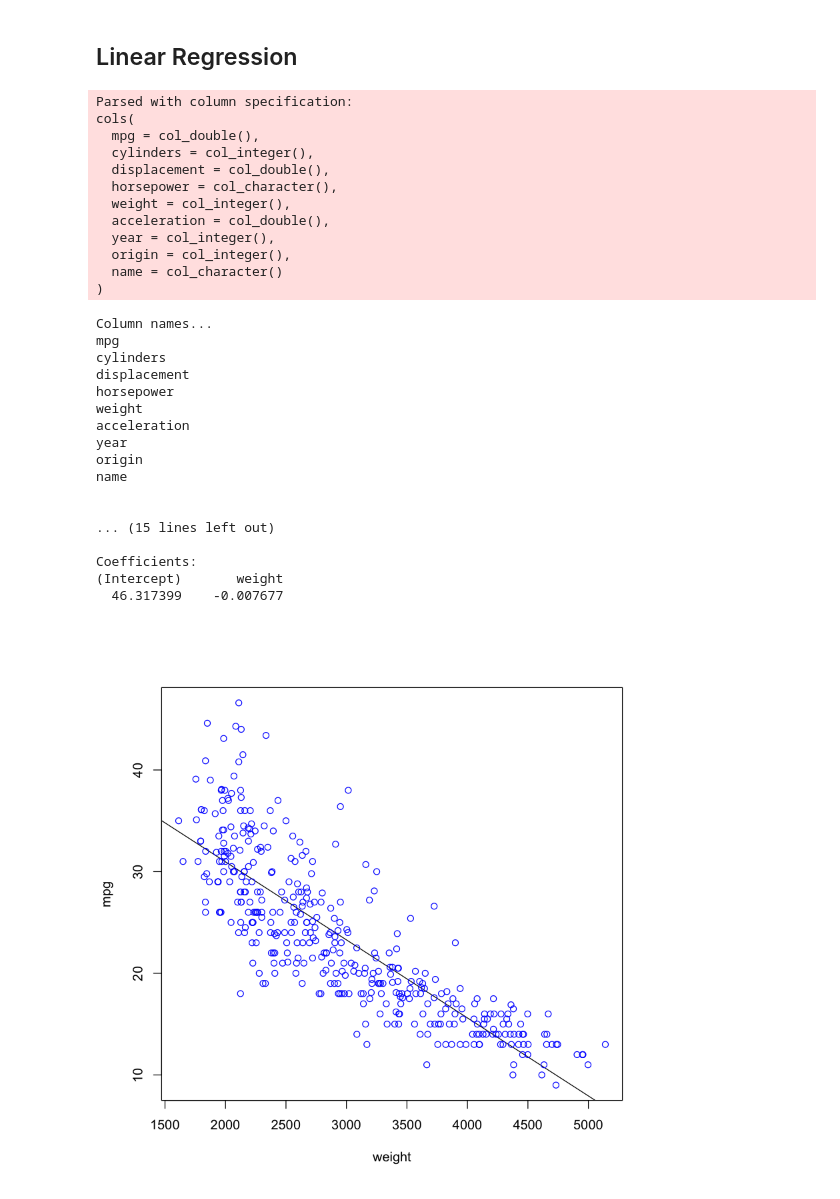
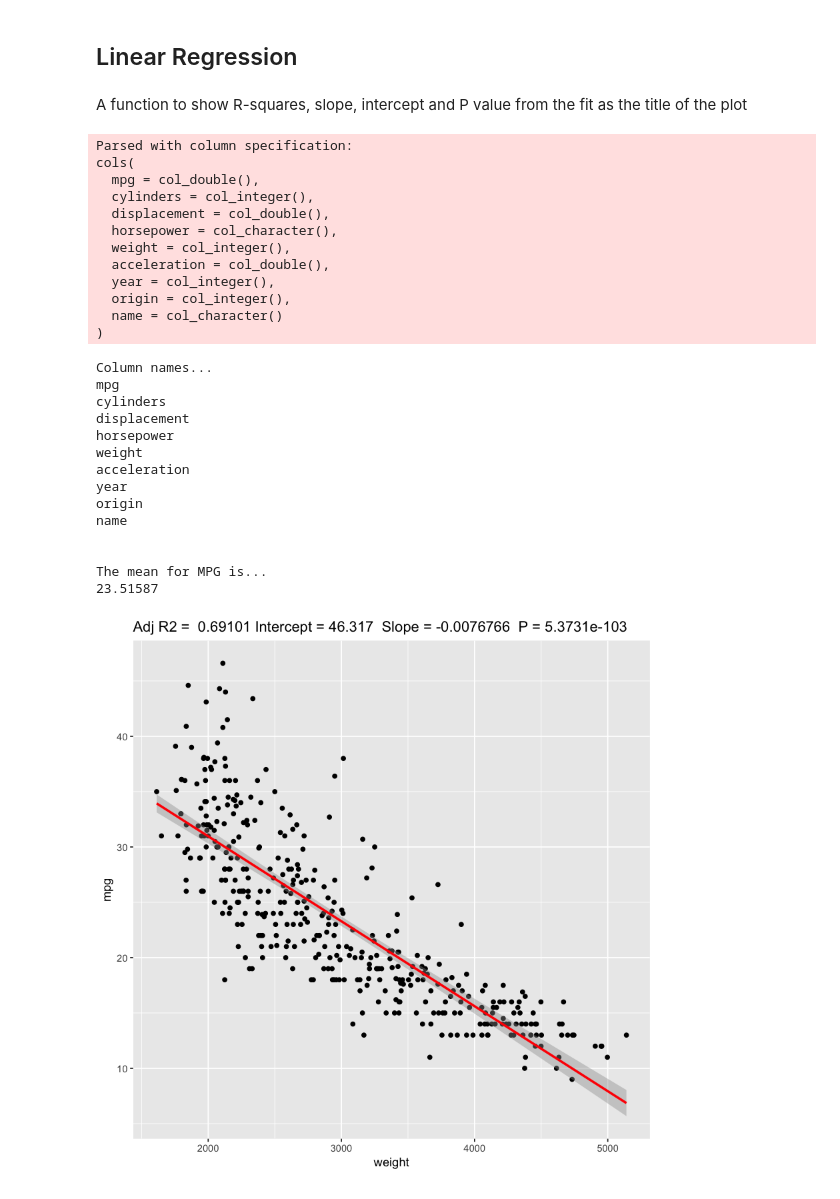
Before and after one commit to amrofi/Econometrics-for-Big-Data, a Jupyter notebook: LinearRegression.ipynb, the cells around one changed output. Drawn from its saved outputs; the diff is of its cells as text; code cells hidden in the pictures.

Commit message:
ggplot

```diff
--- a/LinearRegression.ipynb
+++ b/LinearRegression.ipynb
@@ -1,8 +1,26 @@
 # %% [markdown]
 ## Linear Regression
+# %% [markdown]
+A function to show R-squares, slope, intercept and P value from the fit as the title of the plot
+# %%
+ggplotRegression <- function (fit) {
+
+require(ggplot2)
+
+ggplot(fit$model, aes_string(x = names(fit$model)[2], y = names(fit$model)[1])) +
+  geom_point() +
+  stat_smooth(method = "lm", col = "red") +
+  labs(title = paste("Adj R2 = ",signif(summary(fit)$adj.r.squared, 5),
+                     "Intercept =",signif(fit$coef[[1]],5 ),
+                     " Slope =",signif(fit$coef[[2]], 5),
+                     " P =",signif(summary(fit)$coef[2,4], 5)))
+
+}
 # %%
 #import table
 library(readr)
+library(ggplot2)
+
 Auto <- read_csv("Auto.csv")
 
 #reading column names
@@ -16,43 +34,36 @@ weight <- Auto$"weight"
 cat("The mean for MPG is...",mean(mpg), "\n", sep="\n")
 
 
-#creating linear regression for just mpg and mpg on
-#weight respectively
-relation0 <- lm(mpg~1)
-relation1 <- lm(mpg~weight)
-print(relation0)
-print(relation1)
+#creating linear regression for mpg on weight (Y on X)
+relation <- lm(mpg~weight)
 
 #plotting data
-plot(weight, mpg, abline(lm(mpg~weight)) , col ="blue")
+ggplotRegression(relation)
 # %% [output]
 Parsed with column specification:
 cols(
   mpg = col_double(),
   cylinders = col_integer(),
   displacement = col_double(),
   horsepower = col_character(),
   weight = col_integer(),
   acceleration = col_double(),
   year = col_integer(),
   origin = col_integer(),
   name = col_character()
 )
 Column names...
 mpg
 cylinders
 displacement
 horsepower
 weight
 acceleration
 year
 origin
 name
 
 
-... (15 lines left out)
-
-Coefficients:
-(Intercept)       weight
-  46.317399    -0.007677
+The mean for MPG is...
+23.51587
-[figure, old version]
+[figure, new version]
```
